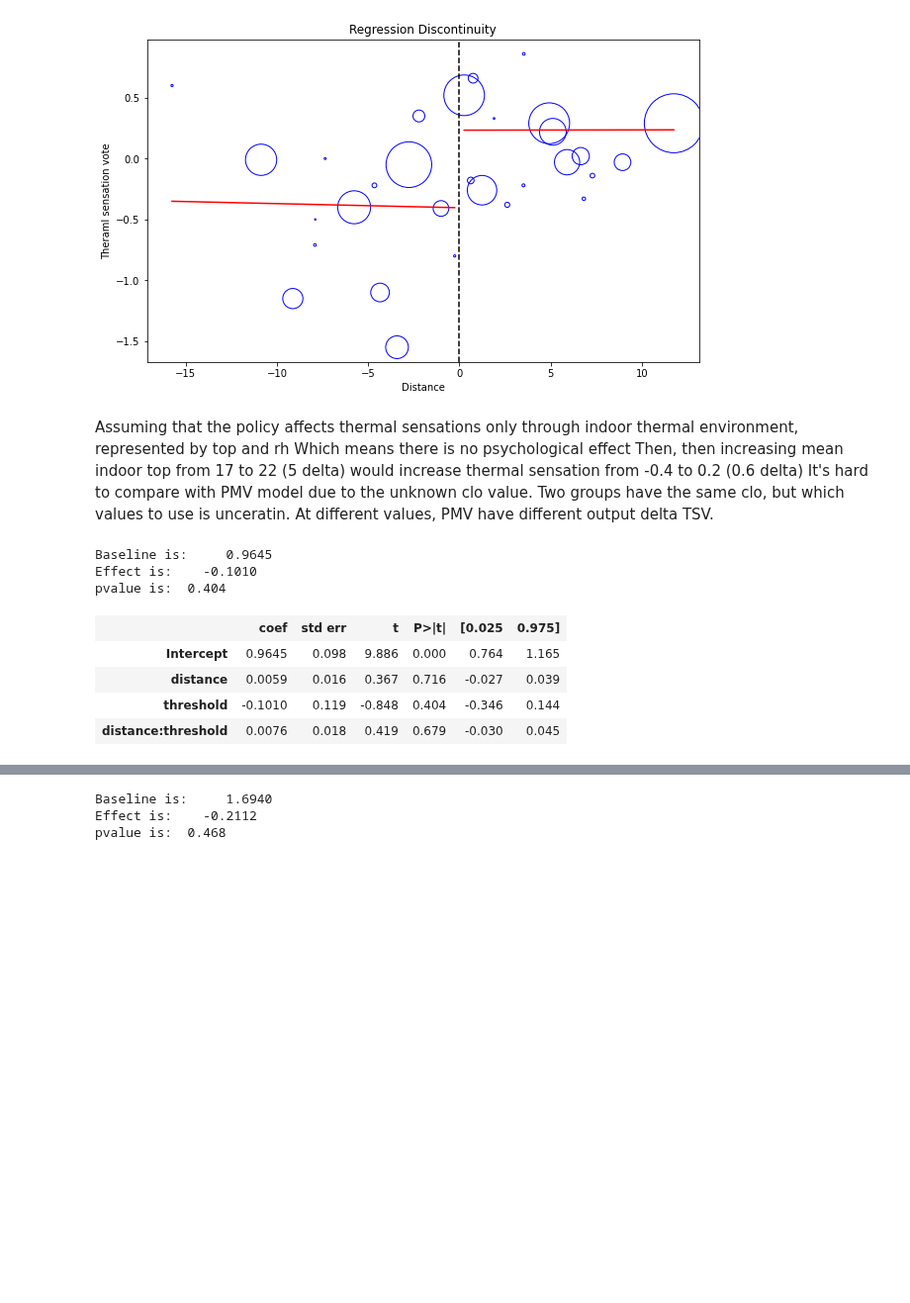
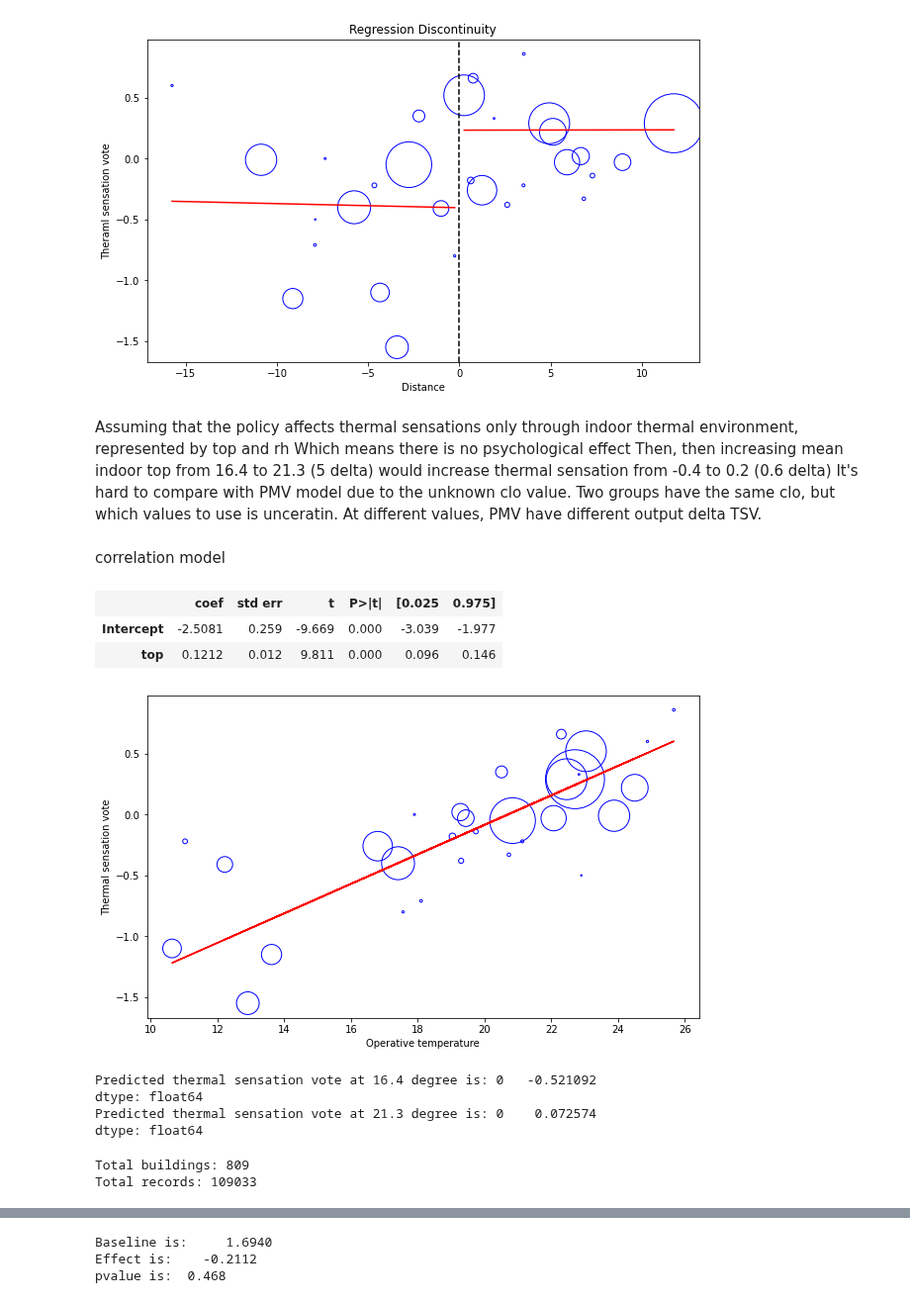
Before and after one commit to ruijis/RD_comfort, a Jupyter notebook: RD.ipynb, the cells around one changed output, grey strips where cells are left out. Shown at 99% size. Cells and saved outputs as stored; diff of their text form; code cells hidden in the pictures; blank space fills up the shorter version.

```diff
--- a/RD.ipynb
+++ b/RD.ipynb
@@ -350,20 +390,53 @@ plt.show()
 # %% [markdown]
 Assuming that the policy affects thermal sensations only through indoor thermal environment, represented by top and rh </br>
 Which means there is no psychological effect </br>
-Then, then increasing mean indoor top from 17 to 22 (5 delta) would increase thermal sensation from -0.4 to 0.2 (0.6 delta) </br>
+Then, then increasing mean indoor top from 16.4 to 21.3 (5 delta) would increase thermal sensation from -0.4 to 0.2 (0.6 delta) </br>
 It's hard to compare with PMV model due to the unknown clo value. Two groups have the same clo, but which values to use is unceratin. At different values, PMV have different output delta TSV.
-# %%
-model = smf.wls("tsv_std~distance*threshold", df_rd, weights=df_rd["records"]).fit()
-print("Baseline is:", model.summary().tables[1][1][1])
-print("Effect is:", model.summary().tables[1][3][1])
-print("pvalue is:", model.summary().tables[1][3][4])
-model.summary().tables[1]
-# %% [output]
-Baseline is:     0.9645
-Effect is:    -0.1010
-pvalue is:  0.404
-|  | coef | std err | t | P>|t| | [0.025 | 0.975] |
-| Intercept | 0.9645 | 0.098 | 9.886 | 0.000 | 0.764 | 1.165 |
-| distance | 0.0059 | 0.016 | 0.367 | 0.716 | -0.027 | 0.039 |
-| threshold | -0.1010 | 0.119 | -0.848 | 0.404 | -0.346 | 0.144 |
-| distance:threshold | 0.0076 | 0.018 | 0.419 | 0.679 | -0.030 | 0.045 |
+# %% [markdown]
+correlation model
+# %%
+model = smf.wls("tsv~top", df_rd, weights=df_rd["records"]).fit()
+model.summary().tables[1]
+# %% [output]
+|  | coef | std err | t | P>|t| | [0.025 | 0.975] |
+| Intercept | -2.5081 | 0.259 | -9.669 | 0.000 | -3.039 | -1.977 |
+| top | 0.1212 | 0.012 | 9.811 | 0.000 | 0.096 | 0.146 |
+# %%
+# scatter plot tsv against operative temperature
+plt.figure(figsize=(10, 6))
+plt.scatter(df_rd['top'], df_rd['tsv'], s=df_rd['records'], facecolors='none', edgecolors='b')
+# plot the fitted values
+plt.plot(df_rd['top'], model.fittedvalues, color='red')
+plt.xlabel('Operative temperature')
+plt.ylabel('Thermal sensation vote')
+plt.show()
+# %% [output]
+[figure, added]
+# %%
+# calculate the predicted thermal sensation vote at operative temeprature at 16.4 and 21.3
+tsv_16 = model.predict(pd.DataFrame({'top': [16.4]}))
+tsv_21 = model.predict(pd.DataFrame({'top': [21.3]}))
+print("Predicted thermal sensation vote at 16.4 degree is:", tsv_16)
+print("Predicted thermal sensation vote at 21.3 degree is:", tsv_21)
+# %% [output]
+Predicted thermal sensation vote at 16.4 degree is: 0   -0.521092
+dtype: float64
+Predicted thermal sensation vote at 21.3 degree is: 0    0.072574
+dtype: float64
+# %%
+# ASHRAE db2
+url_meta = "https://github.com/CenterForTheBuiltEnvironment/ashrae-db-II/raw/master/v2.1.0/db_metadata.csv"
+df_meta = pd.read_csv(url_meta)
+
+# Read database from Github
+url_measurements = "https://github.com/CenterForTheBuiltEnvironment/ashrae-db-II/raw/master/v2.1.0/db_measurements_v2.1.0.csv.gz"
+df_measurements = pd.read_csv(url_measurements)
+
+# Merge building metadata and measurement data
+df_rawdata = df_measurements.merge(df_meta[['building_id', 'building_type', 'cooling_type', 'records', 'climate']], on='building_id', how='left')
+
+print('Total buildings:', len(df_rawdata.building_id.unique()))
+print('Total records:', len(df_rawdata))
+# %% [output]
+Total buildings: 809
+Total records: 109033
```
Also changed, not shown: parts of 30 cells of this notebook, 2 other files.
